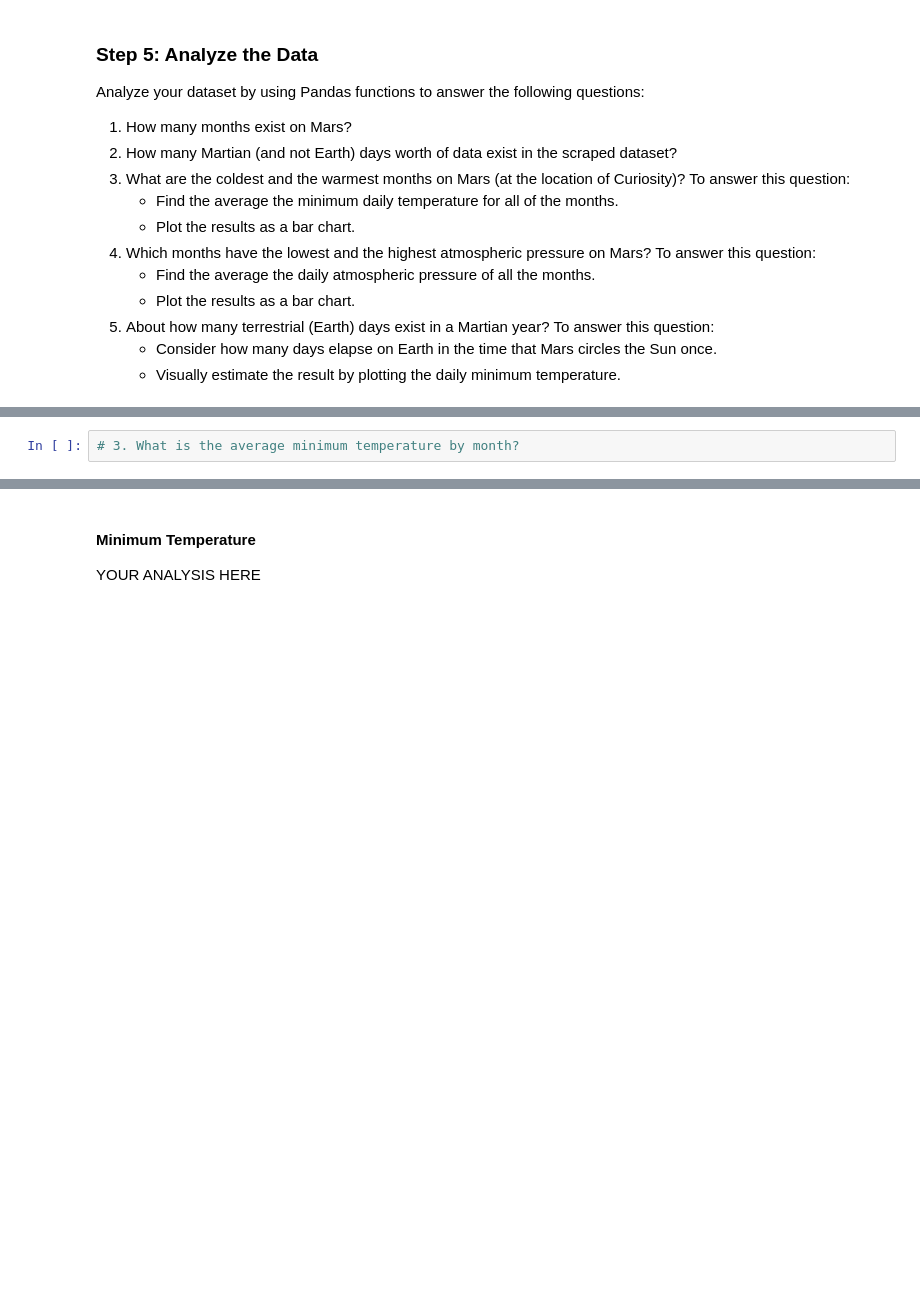
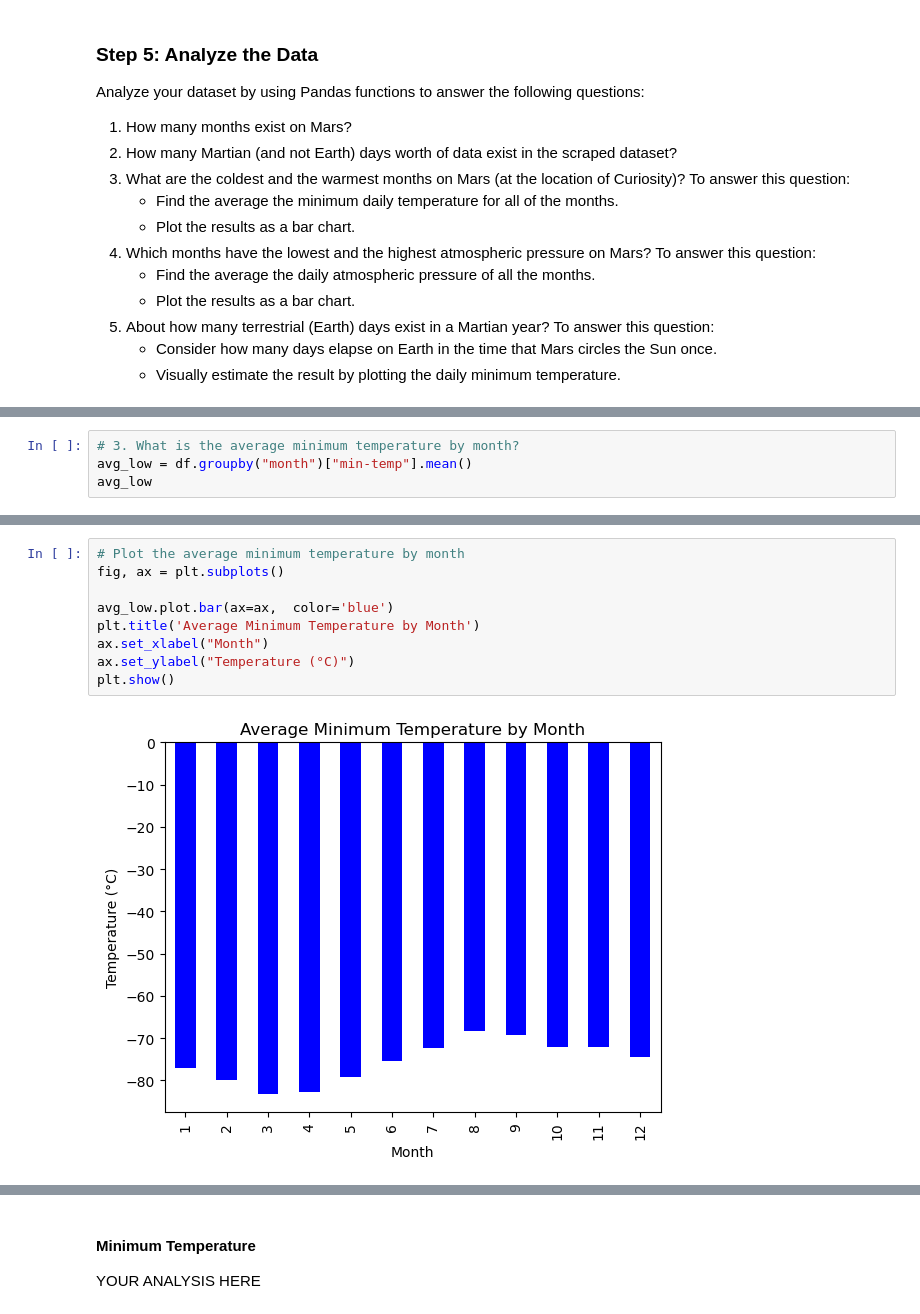
Before and after one commit to TheuriM/Data-Collection-_Challenge, a Jupyter notebook: Mars/part_2_mars_weather.ipynb, the cells around one changed output, grey strips where cells are left out. Cells and saved outputs as stored; diff of their text form; blank space fills up the shorter version.

```diff
--- a/Mars/part_2_mars_weather.ipynb
+++ b/Mars/part_2_mars_weather.ipynb
@@ -136,6 +164,8 @@ Analyze your dataset by using Pandas functions to answer the following questions
 1867
 # %%
 # 3. What is the average minimum temperature by month?
+avg_low = df.groupby("month")["min-temp"].mean()
+avg_low
 # %% [output]
 month
 1    -77.160920
@@ -161,0 +184,11 @@ Name: min_temp, dtype: float64
+# %%
+# Plot the average minimum temperature by month
+fig, ax = plt.subplots()
+
+avg_low.plot.bar(ax=ax,  color='blue')
+plt.title('Average Minimum Temperature by Month')
+ax.set_xlabel("Month")
+ax.set_ylabel("Temperature (°C)")
+plt.show()
+# %% [output]
+[figure, added]
```
Also changed, not shown: parts of 19 cells of this notebook, 1 other file.
